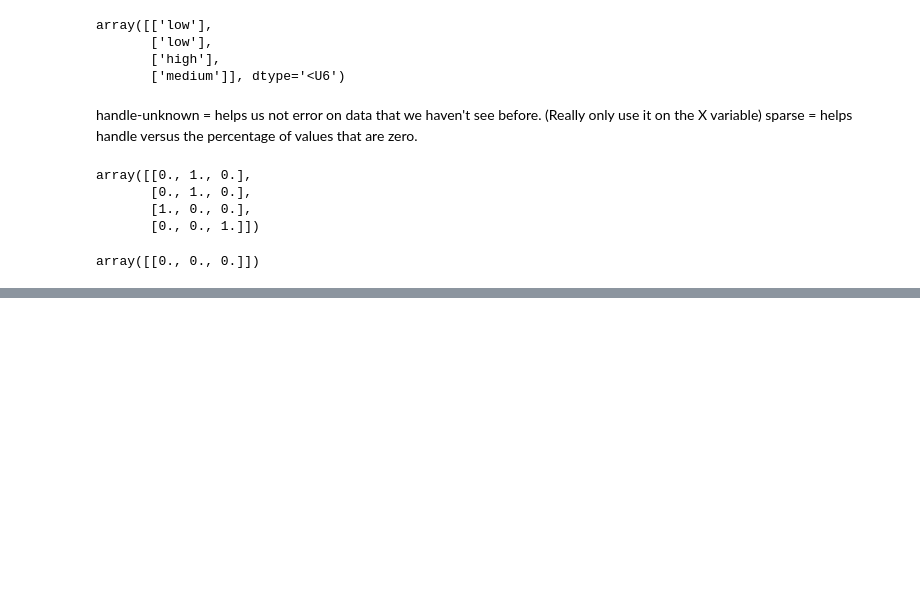
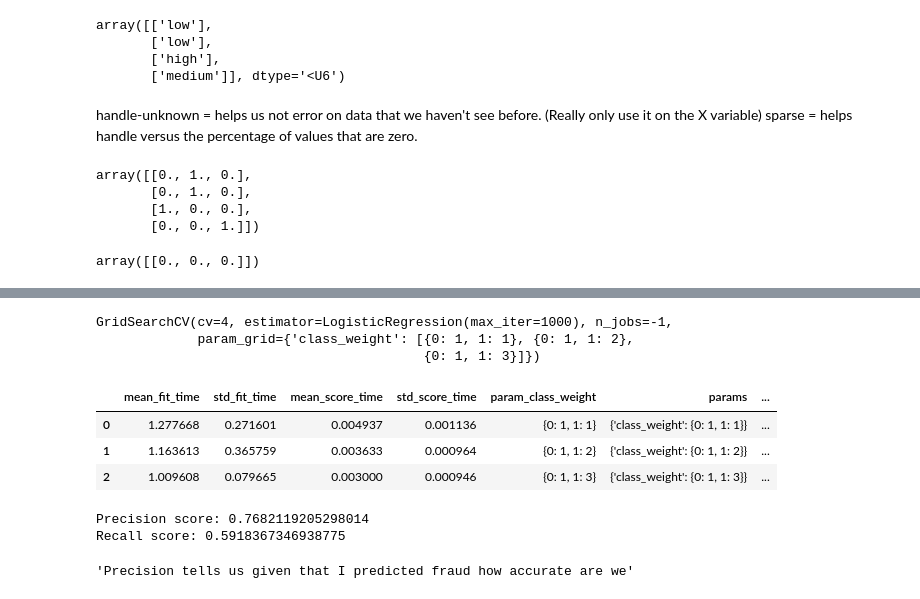
Before and after one commit to Odellc/scikit_learn, a Jupyter notebook: scikit_learn.ipynb, the cells around one changed output, grey strips where cells are left out. Cells and saved outputs as stored; diff of their text form; code cells hidden in the pictures; blank space fills up the shorter version.

```diff
--- a/scikit_learn.ipynb
+++ b/scikit_learn.ipynb
@@ -172,0 +232,32 @@ array([[0., 0., 0.]])
+# %%
+grid = GridSearchCV(
+    estimator= LogisticRegression(max_iter=1000),
+    param_grid={'class_weight': [{0:1, 1:v} for v in range(1,4)]},
+    cv=4,
+    n_jobs=-1
+)
+
+grid.fit(X,y)
+# %% [output]
+GridSearchCV(cv=4, estimator=LogisticRegression(max_iter=1000), n_jobs=-1,
+             param_grid={'class_weight': [{0: 1, 1: 1}, {0: 1, 1: 2},
+                                          {0: 1, 1: 3}]})
+# %%
+pd.DataFrame(grid.cv_results_)
+# %% [output]
+|  | mean_fit_time | std_fit_time | mean_score_time | std_score_time | param_class_weight | params | ... |
+| 0 | 1.277668 | 0.271601 | 0.004937 | 0.001136 | {0: 1, 1: 1} | {'class_weight': {0: 1, 1: 1}} | ... |
+| 1 | 1.163613 | 0.365759 | 0.003633 | 0.000964 | {0: 1, 1: 2} | {'class_weight': {0: 1, 1: 2}} | ... |
+| 2 | 1.009608 | 0.079665 | 0.003000 | 0.000946 | {0: 1, 1: 3} | {'class_weight': {0: 1, 1: 3}} | ... |
+# %%
+from sklearn.metrics import precision_score, recall_score, make_scorer
+
+print(f'Precision score: {precision_score(y, grid.predict(X))}')
+print(f'Recall score: {recall_score(y, grid.predict(X))}')
+
+"Recall tells us how many of the cases we captured"
+"Precision tells us given that I predicted fraud how accurate are we"
+# %% [output]
+Precision score: 0.7682119205298014
+Recall score: 0.5918367346938775
+'Precision tells us given that I predicted fraud how accurate are we'
```
Also changed, not shown: parts of 9 cells of this notebook.
